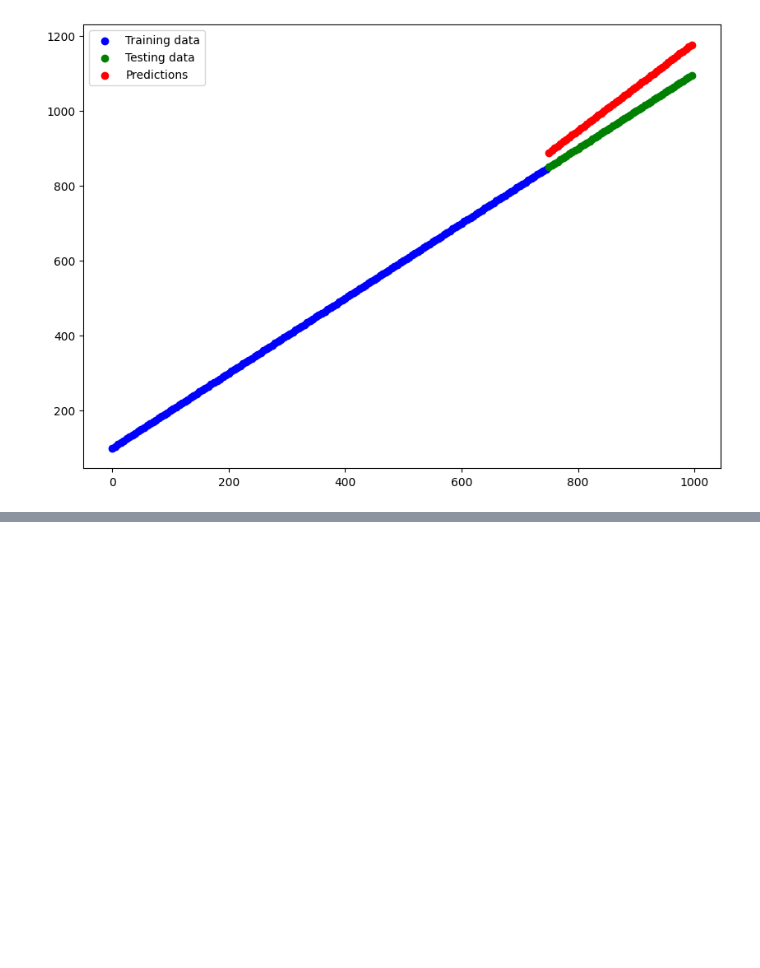
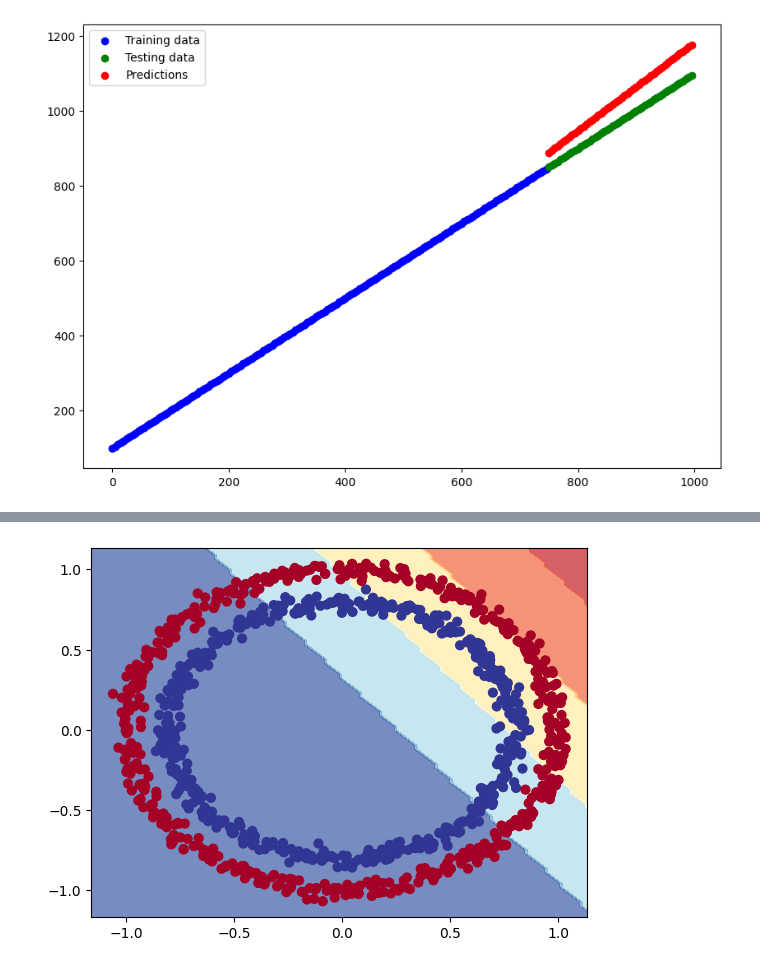
Before and after one commit to tankTopTaro/TensorFlow-Colab-Notebooks, a Jupyter notebook: 02_neural_network_classification_with_tensorflow.ipynb, the cells around one changed output, grey strips where cells are left out. Cells and saved outputs as stored; diff of their text form; code cells hidden in the pictures; blank space fills up the shorter version.

```diff
--- a/02_neural_network_classification_with_tensorflow.ipynb
+++ b/02_neural_network_classification_with_tensorflow.ipynb
@@ -262,0 +307,13 @@ plt.legend()
+# %%
+tf.random.set_seed(42)
+
+model_5 = tf.keras.Sequential([
+    tf.keras.layers.Dense(1, activation='relu'),
+    tf.keras.layers.Dense(1)
+])
+
+model_5.compile(loss="binary_crossentropy",
+                optimizer=tf.keras.optimizers.Adam(learning_rate=0.001),
+                metrics=["accuracy"])
+
+history = model_5.fit(X, y, epochs=100)
@@ -262,0 +338,3 @@ plt.legend()
+# %%
+plot_decision_boundary(model=model_5, X=X, y=y)
+# %% [output]
@@ -262,0 +343 @@ plt.legend()
+[figure, added]
```
Also changed, not shown: parts of 10 cells of this notebook.
